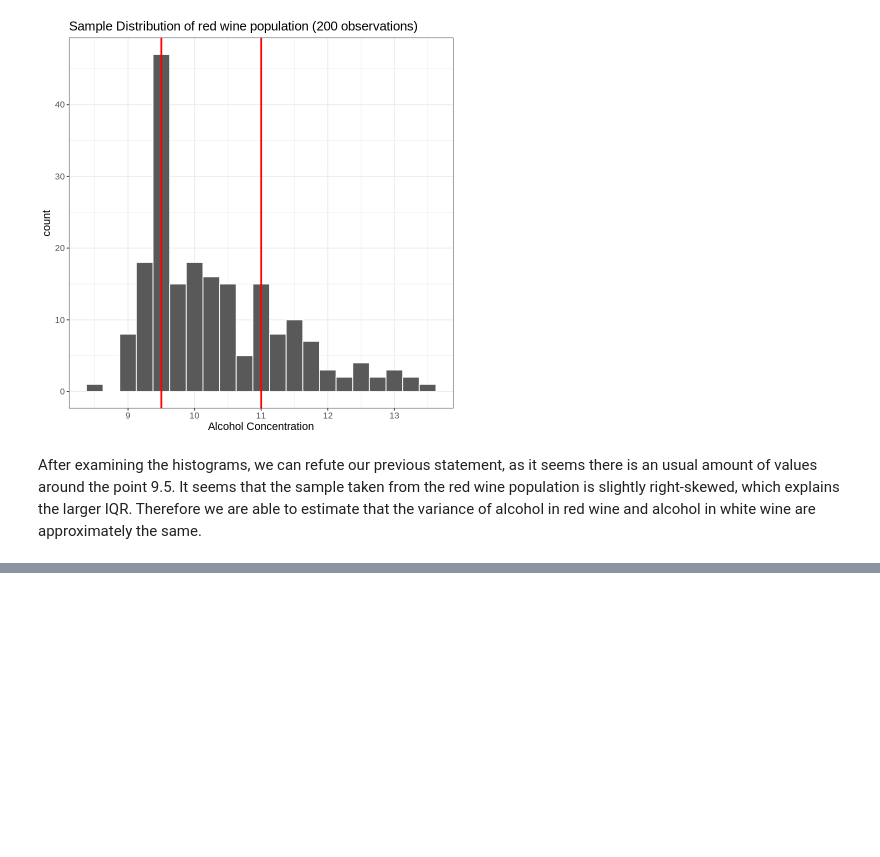
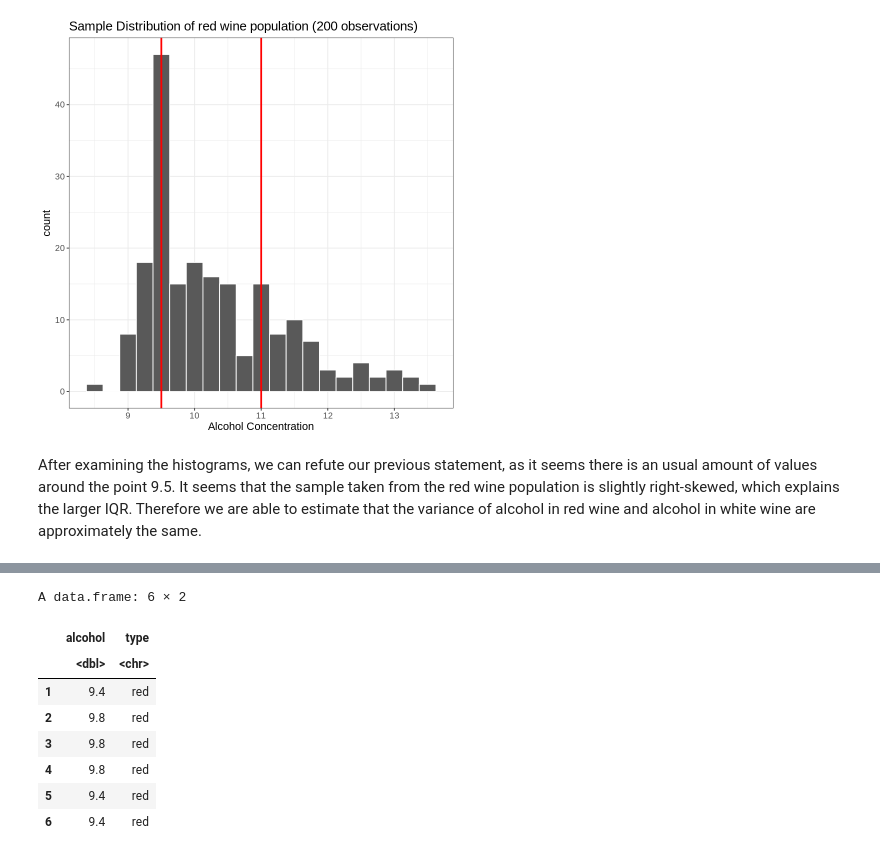
Before and after one commit to Jaskaran1116/STAT-201-Group-Project-23, a Jupyter notebook: analysis.ipynb, the cells around one changed output, grey strips where cells are left out. Cells and saved outputs as stored; diff of their text form; code cells hidden in the pictures; blank space fills up the shorter version.

```diff
--- a/analysis.ipynb
+++ b/analysis.ipynb
@@ -479,0 +488,17 @@ Er, Yeşim. “The Classification of White Wine and Red Wine According to Their
+# %%
+# First we select the columns of interest from the data
+alcohol_data <-
+combined_data  %>%
+select(alcohol, type) %>%
+filter(!is.na(alcohol))
+head(alcohol_data)
+# %% [output]
+A data.frame: 6 × 2
+|  | alcohol | type |
+|  | <dbl> | <chr> |
+| 1 | 9.4 | red |
+| 2 | 9.8 | red |
+| 3 | 9.8 | red |
+| 4 | 9.8 | red |
+| 5 | 9.4 | red |
+| 6 | 9.4 | red |
```
Also changed, not shown: parts of 14 cells of this notebook.
